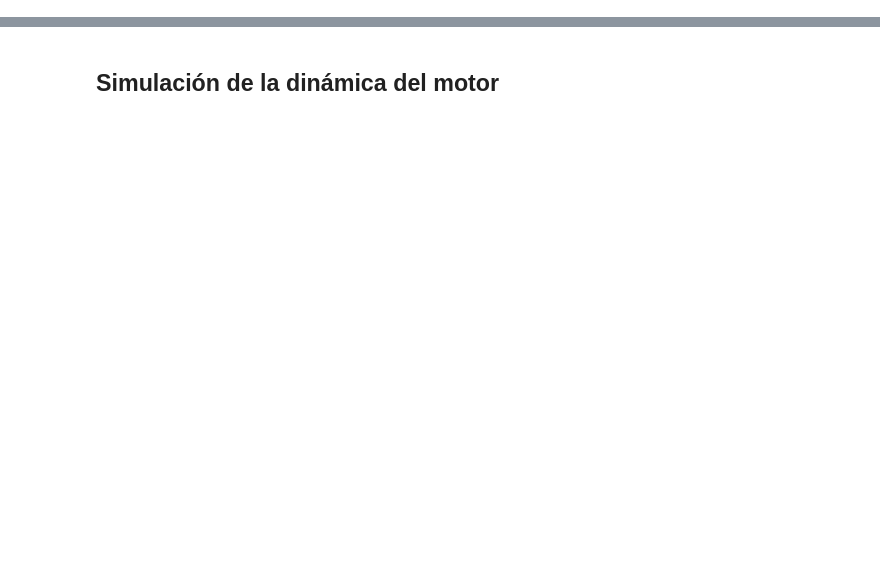
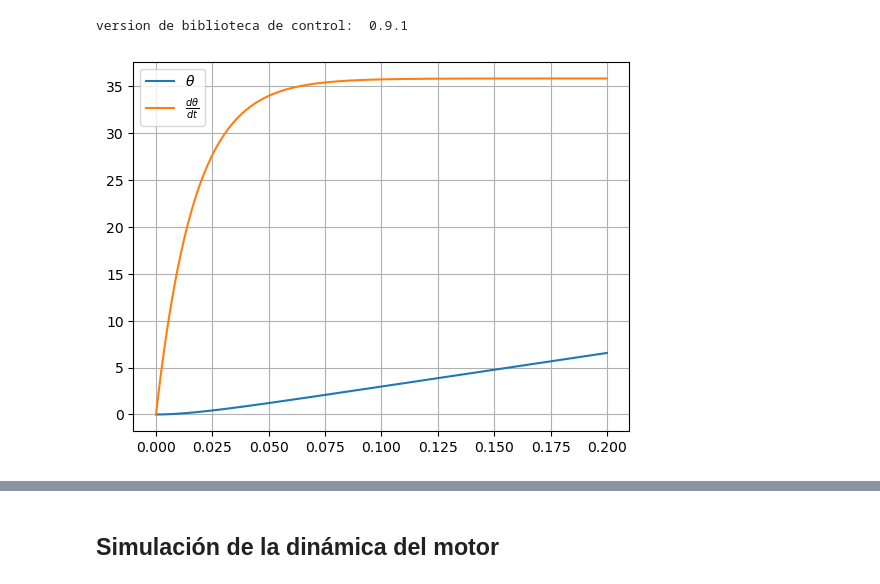
Before and after one commit to juanodecc/ejemplos_dyc, a Jupyter notebook: modelado/motor/motorDC_modelo.ipynb, the cells around one changed output, grey strips where cells are left out. Saved outputs shown, nothing was run; the diff lists cells and outputs as text; code cells hidden in the pictures; blank space fills up the shorter version.

```diff
--- a/modelado/motor/motorDC_modelo.ipynb
+++ b/modelado/motor/motorDC_modelo.ipynb
@@ -69,0 +96,49 @@ $$
+# %%
+import control as ctrl
+import matplotlib.pyplot as plt
+import numpy as np
+
+#es necesario versión 0.9.1 de la biblioteca de control
+print('version de biblioteca de control: ', ctrl.__version__)
+# %% [output]
+version de biblioteca de control:  0.9.1
+# %%
+def motor_update(t, x, u, params={}):
+    # Parametros, tienen valores por defecto
+    Jm =params.get('Jm', 3.2284E-6)
+    Dm =params.get('Dm', 3.5077E-6)
+    K =params.get('K', 0.0274)
+    Ra =params.get('Ra', 4)
+    La =params.get('La', 2.75E-6)
+
+    Ea,Tr= u[0],u[1]
+    # variables de estado
+    ia = x[0]#x1
+    dtheta = x[1]#x2 = dx3/dt
+    theta = x[2] #x3
+
+    #calculo de la derivadas
+    ddtheta=(K/Jm*ia-Dm/Jm*dtheta)#-1/Jm*Tr)
+    dia = (1/La*Ea  - Ra/La*ia -K/La *dtheta) #x1/dt
+    return dia, ddtheta, dtheta
+
+def motor_output(t, x, u, params={}):
+    return x[2],x[1]
+# %%
+io_motor = ctrl.NonlinearIOSystem(motor_update ,motor_output,name='motor_dc',
+                                  inputs=('Ea','Tr'), outputs=('theta','dtheta'),
+                                 states=('ia','dtheta','theta'))
+# %%
+T = np.linspace(0, .2, 501)
+U =np.array([np.ones(501),np.zeros(501)])
+# Simulate the system
+# %%
+t, y = ctrl.input_output_response(io_motor, T, U, [0,0,0],solve_ivp_method='Radau')
+# %%
+# Plot the response
+plt.figure(1)
+plt.plot(t, y.T)
+plt.legend([r'$\theta$',r'$\frac{d\theta}{dt}$'])
+plt.grid()
+# %% [output]
+[figure, added]
```
Also changed, not shown: parts of 25 cells of this notebook, 1 other file.
